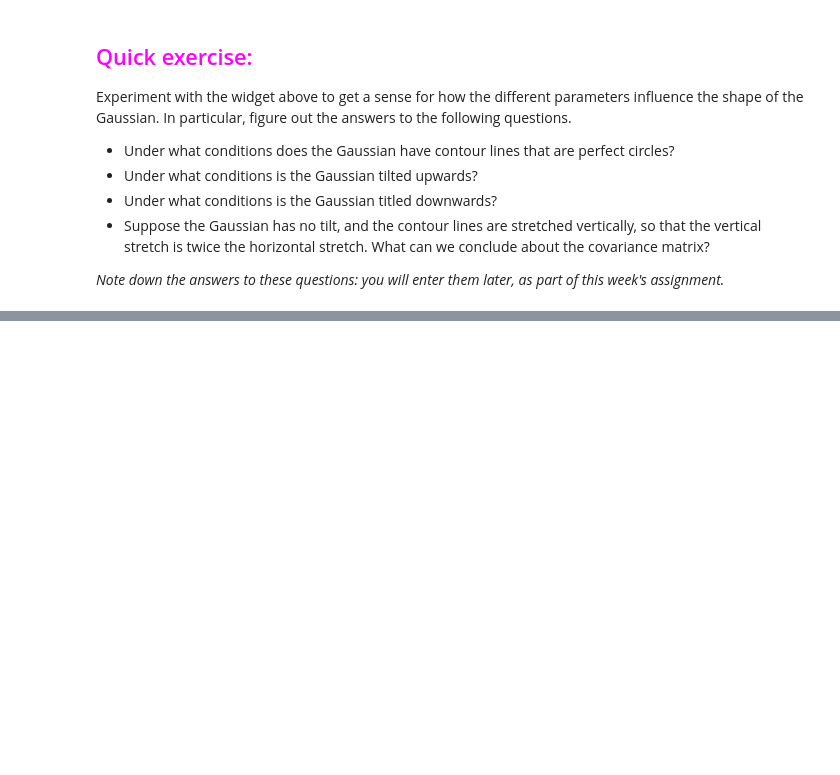
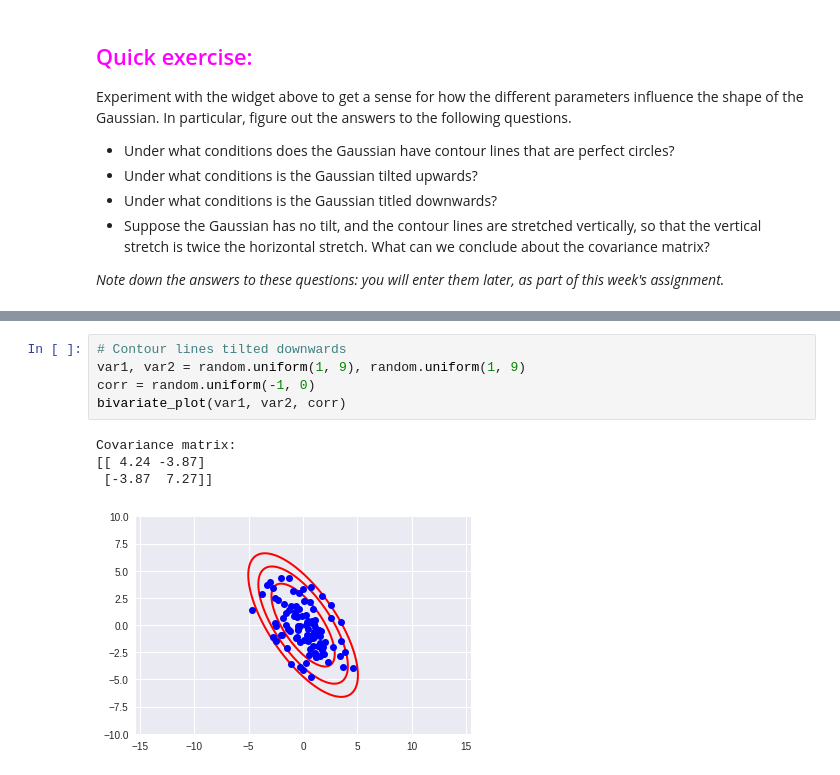
Before and after one commit to vinneenguyen/ucsdx-machine-learning-fundamentals, a Jupyter notebook: Week 02 Generative Modeling I/bivariate-gaussian/Bivariate_Gaussian.ipynb, the cells around one changed output, grey strips where cells are left out. Saved outputs shown, nothing was run; the diff lists cells and outputs as text; blank space fills up the shorter version.

```diff
--- a/Week 02 Generative Modeling I/bivariate-gaussian/Bivariate_Gaussian.ipynb
+++ b/Week 02 Generative Modeling I/bivariate-gaussian/Bivariate_Gaussian.ipynb
@@ -127,0 +168,10 @@ Experiment with the widget above to get a sense for how the different parameters
+# %%
+# Contour lines tilted downwards
+var1, var2 = random.uniform(1, 9), random.uniform(1, 9)
+corr = random.uniform(-1, 0)
+bivariate_plot(var1, var2, corr)
+# %% [output]
+Covariance matrix:
+[[ 4.24 -3.87]
+ [-3.87  7.27]]
+[figure, added]
```
Also changed, not shown: parts of 7 cells of this notebook.
